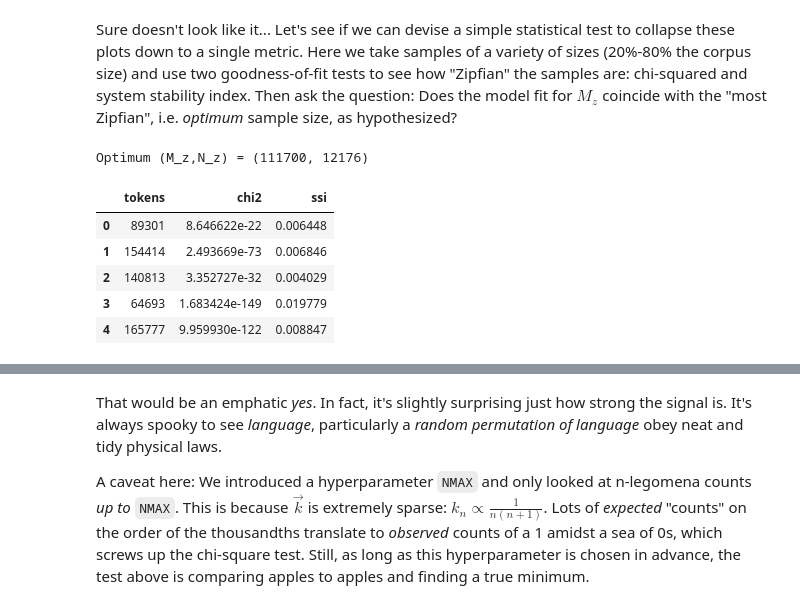
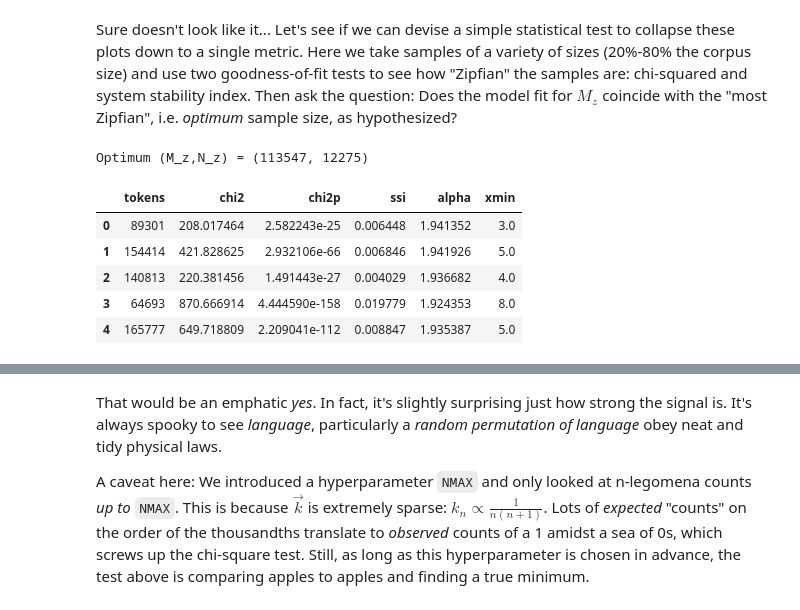
Before and after one commit to VictorDavis/legomena, a Jupyter notebook: notebooks/zipf-test.ipynb, the cells around one changed output, grey strips where cells are left out. Saved outputs shown, nothing was run; the diff lists cells and outputs as text; code cells hidden in the pictures.

```diff
--- a/notebooks/zipf-test.ipynb
+++ b/notebooks/zipf-test.ipynb
@@ -125,6 +125,19 @@ Optimum (M_z,N_z) = (111700, 12176)
 # %% [markdown]
 Sure doesn't look like it... Let's see if we can devise a simple statistical test to collapse these plots down to a single metric. Here we take samples of a variety of sizes (20%-80% the corpus size) and use two goodness-of-fit tests to see how "Zipfian" the samples are: chi-squared and system stability index. Then ask the question: Does the model fit for $M_z$ coincide with the "most Zipfian", i.e. _optimum_ sample size, as hypothesized?
 # %%
+# bloody dependencies
+from scipy.stats import chisquare
+import powerlaw
+def ssi_test(f_obs, f_exp):
+    assert all(f_obs >= 0)
+    assert all(f_exp >= 0)
+    nonzero = (f_obs > 0) & (f_exp > 0)
+    f_obs = f_obs[nonzero]
+    f_exp = f_exp[nonzero]
+    f_obs = f_obs / f_obs.sum()
+    f_exp = f_exp / f_exp.sum()
+    return np.sum((f_obs - f_exp) * np.log(f_obs / f_exp))
+
 # build mini-corpus around optimal value
 np.random.seed(42)
 print("Optimum (M_z,N_z) =", (M_z, N_z))
@@ -137,52 +150,51 @@ NMAX = 40 # len(minicorpus.k))
 results = {}
 results["tokens"] = []
 results["chi2"] = []
+results["chi2p"] = []
 results["ssi"]  = []
+results["alpha"]  = []
+results["xmin"]  = []
 for _ in range(99):
     M = int(np.random.uniform(0.2 * corpus.M, 0.8 * corpus.M))
     results["tokens"].append(M)
     tokens = np.random.choice(corpus.tokens, M, replace = False)
     minicorpus = Corpus(tokens, verbose = False)
 
     # expected n-legomena counts
     x = np.arange(1, NMAX)
     k_exp = N_z/x/(x+1)
     k_obs = minicorpus.k[x]
     # print("Expected:", k_exp)
     # print("Observed:", k_obs)
 
     # chi-squared test
-    from scipy.stats import chisquare
     chi2 = chisquare(k_obs, k_exp)
-    results["chi2"].append(chi2.pvalue)
+    results["chi2"].append(chi2.statistic)
+    results["chi2p"].append(chi2.pvalue)
     # print("Chi-square:", chi2)
 
     # SSI test
-    def ssi_test(f_obs, f_exp):
-        assert all(f_obs >= 0)
-        assert all(f_exp >= 0)
-        nonzero = (f_obs > 0) & (f_exp > 0)
-        f_obs = f_obs[nonzero]
-        f_exp = f_exp[nonzero]
-        f_obs = f_obs / f_obs.sum()
-        f_exp = f_exp / f_exp.sum()
-        return np.sum((f_obs - f_exp) * np.log(f_obs / f_exp))
-
     ssi = ssi_test(k_obs, k_exp)
     results["ssi"].append(ssi)
     # print("SSI:", ssi)
 
+    # clauset
+    data = minicorpus.fdist.freq.values
+    dist = powerlaw.Fit(data, discrete = True, verbose = False).power_law
+    results["alpha"].append(dist.alpha)
+    results["xmin"].append(dist.xmin)
+
 # results
 df = pd.DataFrame(results)
 df.head()
 # %% [output]
-Optimum (M_z,N_z) = (111700, 12176)
+Optimum (M_z,N_z) = (113547, 12275)
-|  | tokens | chi2 | ssi |
-| 0 | 89301 | 8.646622e-22 | 0.006448 |
-| 1 | 154414 | 2.493669e-73 | 0.006846 |
-| 2 | 140813 | 3.352727e-32 | 0.004029 |
-| 3 | 64693 | 1.683424e-149 | 0.019779 |
-| 4 | 165777 | 9.959930e-122 | 0.008847 |
+|  | tokens | chi2 | chi2p | ssi | alpha | xmin |
+| 0 | 89301 | 208.017464 | 2.582243e-25 | 0.006448 | 1.941352 | 3.0 |
+| 1 | 154414 | 421.828625 | 2.932106e-66 | 0.006846 | 1.941926 | 5.0 |
+| 2 | 140813 | 220.381456 | 1.491443e-27 | 0.004029 | 1.936682 | 4.0 |
+| 3 | 64693 | 870.666914 | 4.444590e-158 | 0.019779 | 1.924353 | 8.0 |
+| 4 | 165777 | 649.718809 | 2.209041e-112 | 0.008847 | 1.935387 | 5.0 |
 # %%
 # chi-squared
 plt.scatter(df.tokens, df.chi2)
```
Also changed, not shown: parts of 7 cells of this notebook, 2 other files.
